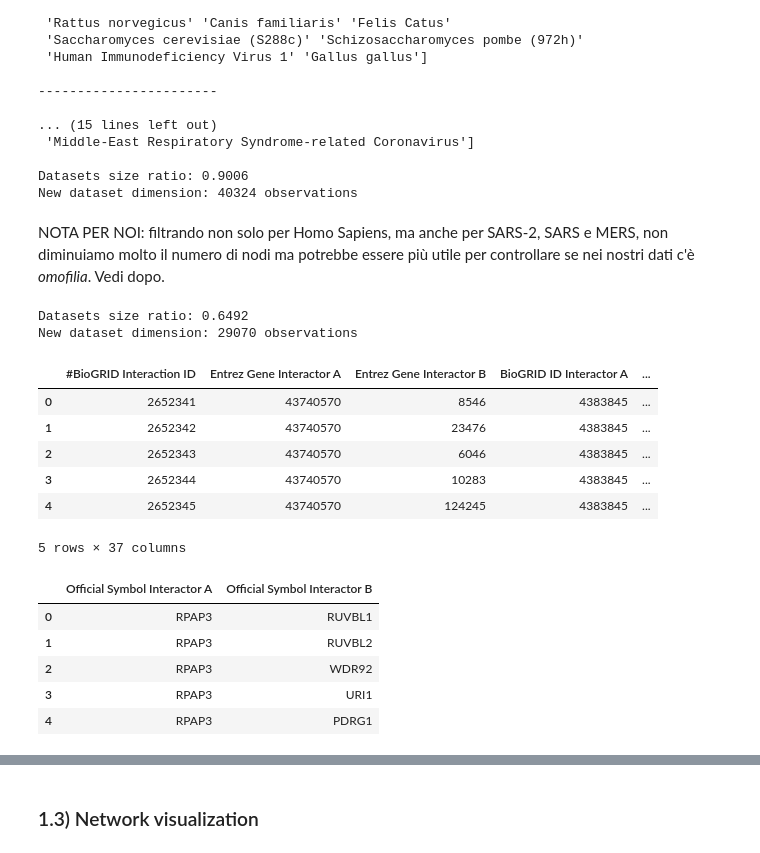
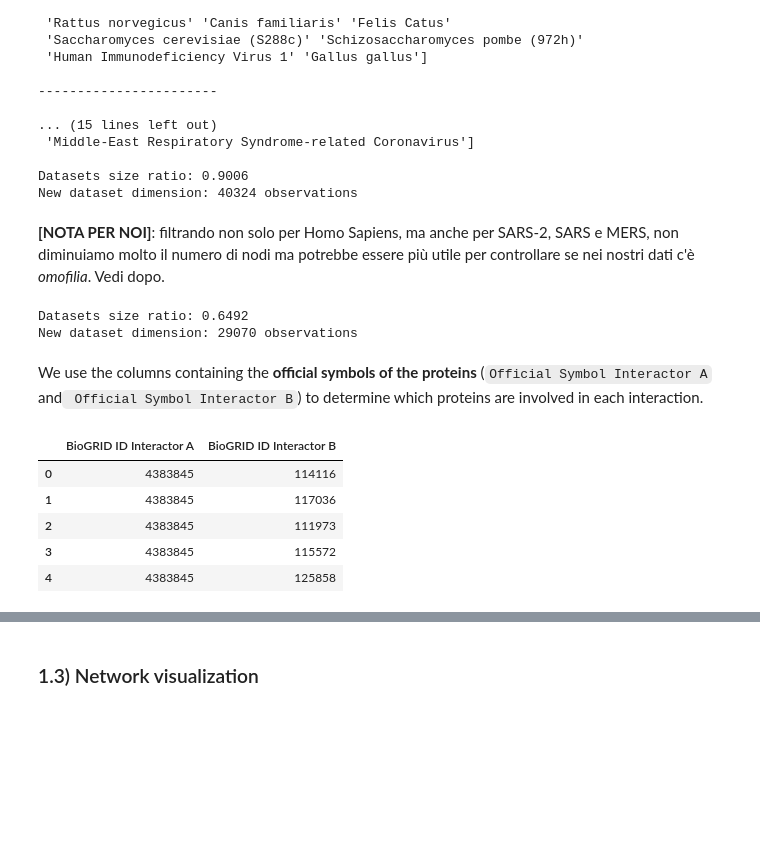
Before and after one commit to maryyyyna/Social-Networks-and-Online-Markets, a Jupyter notebook: SNOM_final_project.ipynb, the cells around one changed output, grey strips where cells are left out. Saved outputs shown, nothing was run; the diff lists cells and outputs as text; code cells hidden in the pictures; blank space fills up the shorter version.

```diff
--- a/SNOM_final_project.ipynb
+++ b/SNOM_final_project.ipynb
@@ -279,7 +289,7 @@ Original organisms in the dataset:
 Datasets size ratio: 0.9006
 New dataset dimension: 40324 observations
 # %% [markdown]
-NOTA PER NOI: filtrando non solo per Homo Sapiens, ma anche per SARS-2, SARS e MERS, non diminuiamo molto il numero di nodi ma potrebbe essere più utile per controllare se nei nostri dati c'è *omofilia*. Vedi dopo.
+**[NOTA PER NOI]**: filtrando non solo per Homo Sapiens, ma anche per SARS-2, SARS e MERS, non diminuiamo molto il numero di nodi ma potrebbe essere più utile per controllare se nei nostri dati c'è *omofilia*. Vedi dopo.
 # %%
 # Drop duplicated interactions
 filtered_df.drop_duplicates(subset = ['BioGRID ID Interactor A', 'BioGRID ID Interactor B'], keep = 'first', inplace = True)
@@ -289,25 +299,19 @@ filtered_df.reset_index(drop = True, inplace = True)
 
 print('Datasets size ratio:', round(filtered_df.shape[0] / covid_df.shape[0], 4))
 print('New dataset dimension:', filtered_df.shape[0], 'observations')
-filtered_df.head()
 # %% [output]
 Datasets size ratio: 0.6492
 New dataset dimension: 29070 observations
-|  | #BioGRID Interaction ID | Entrez Gene Interactor A | Entrez Gene Interactor B | BioGRID ID Interactor A | ... |
-| 0 | 2652341 | 43740570 | 8546 | 4383845 | ... |
-| 1 | 2652342 | 43740570 | 23476 | 4383845 | ... |
-| 2 | 2652343 | 43740570 | 6046 | 4383845 | ... |
-| 3 | 2652344 | 43740570 | 10283 | 4383845 | ... |
-| 4 | 2652345 | 43740570 | 124245 | 4383845 | ... |
-5 rows × 37 columns
+# %% [markdown]
+We use the columns containing the **official symbols of the proteins** (`Official Symbol Interactor A` and` Official Symbol Interactor B`) to determine which proteins are involved in each interaction.
 # %%
 # Select PPI interactions
-ppi = human_df[['Official Symbol Interactor A', 'Official Symbol Interactor B']]
+ppi = filtered_df[['BioGRID ID Interactor A', 'BioGRID ID Interactor B']]
 ppi.head()
 # %% [output]
-|  | Official Symbol Interactor A | Official Symbol Interactor B |
-| 0 | RPAP3 | RUVBL1 |
-| 1 | RPAP3 | RUVBL2 |
-| 2 | RPAP3 | WDR92 |
-| 3 | RPAP3 | URI1 |
-| 4 | RPAP3 | PDRG1 |
+|  | BioGRID ID Interactor A | BioGRID ID Interactor B |
+| 0 | 4383845 | 114116 |
+| 1 | 4383845 | 117036 |
+| 2 | 4383845 | 111973 |
+| 3 | 4383845 | 115572 |
+| 4 | 4383845 | 125858 |
```
Also changed, not shown: parts of 70 cells of this notebook.
